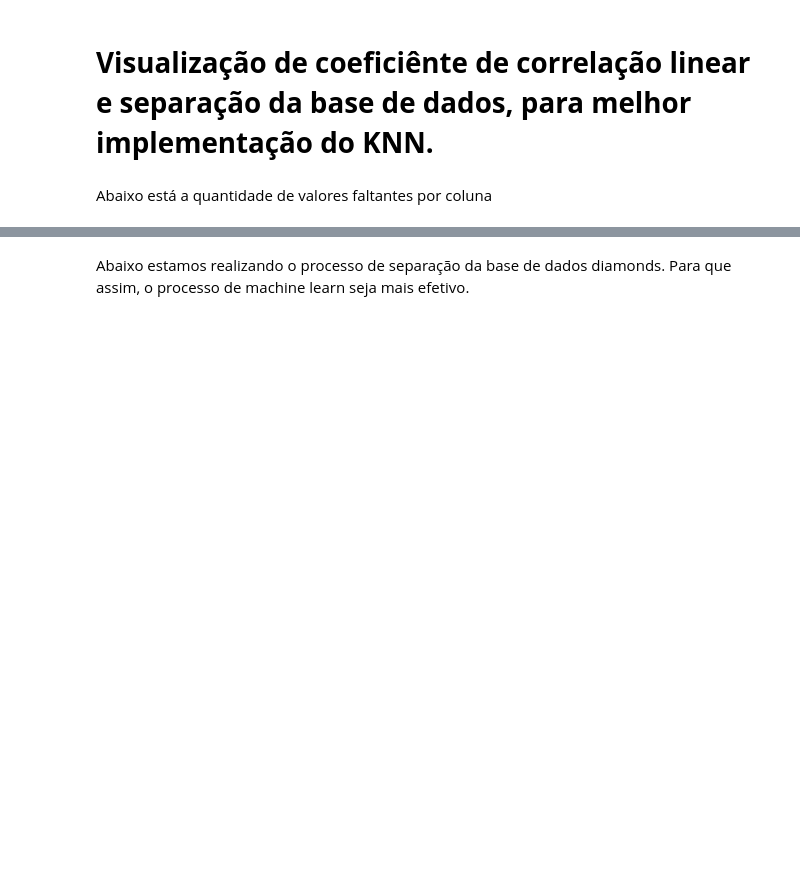
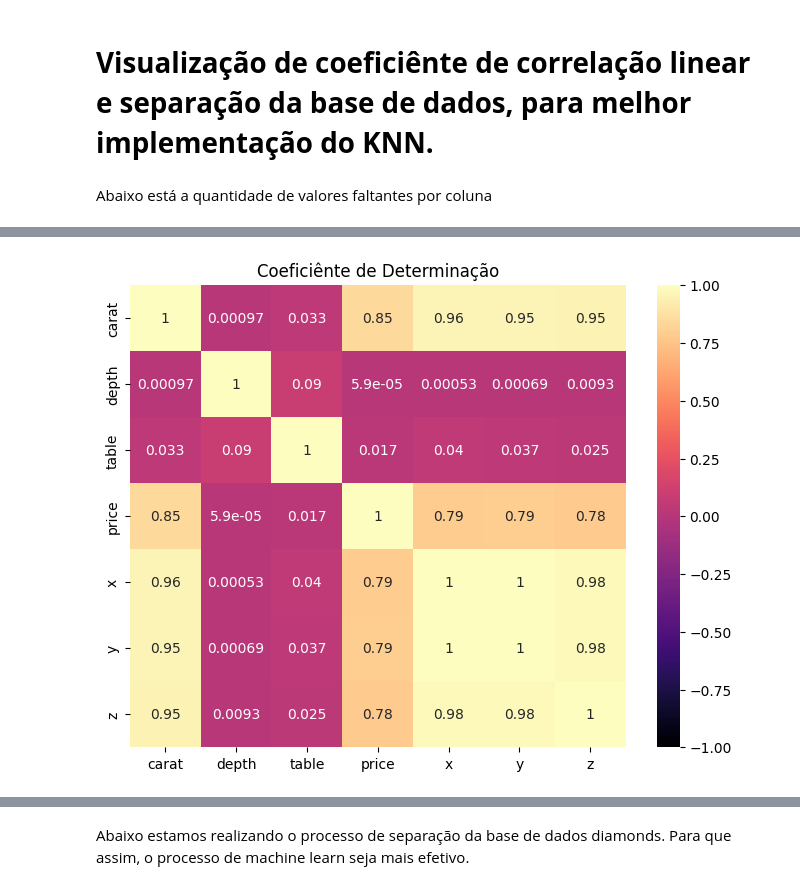
Before and after one commit to ppvyctor/Diamonds-Values, a Jupyter notebook: Trabalho ES.ipynb, the cells around one changed output, grey strips where cells are left out. Cells and saved outputs as stored; diff of their text form; code cells hidden in the pictures; blank space fills up the shorter version.

```diff
--- a/Trabalho ES.ipynb
+++ b/Trabalho ES.ipynb
@@ -65,0 +71,7 @@ Com base nessa análise do heatmap, podemos concluir que carat(quilate), x(compr
+# %%
+plt.figure(figsize = (8, 6))
+sns.heatmap((diamonds[["carat", "depth", "table", "price", "x", "y", "z"]]).corr()**2, vmin = -1, vmax = 1, annot = True, cmap = 'magma')
+plt.title("Coeficiênte de Determinação")
+plt.show()
+# %% [output]
+[figure, added]
```
Also changed, not shown: parts of 16 cells of this notebook, 1 other file.
